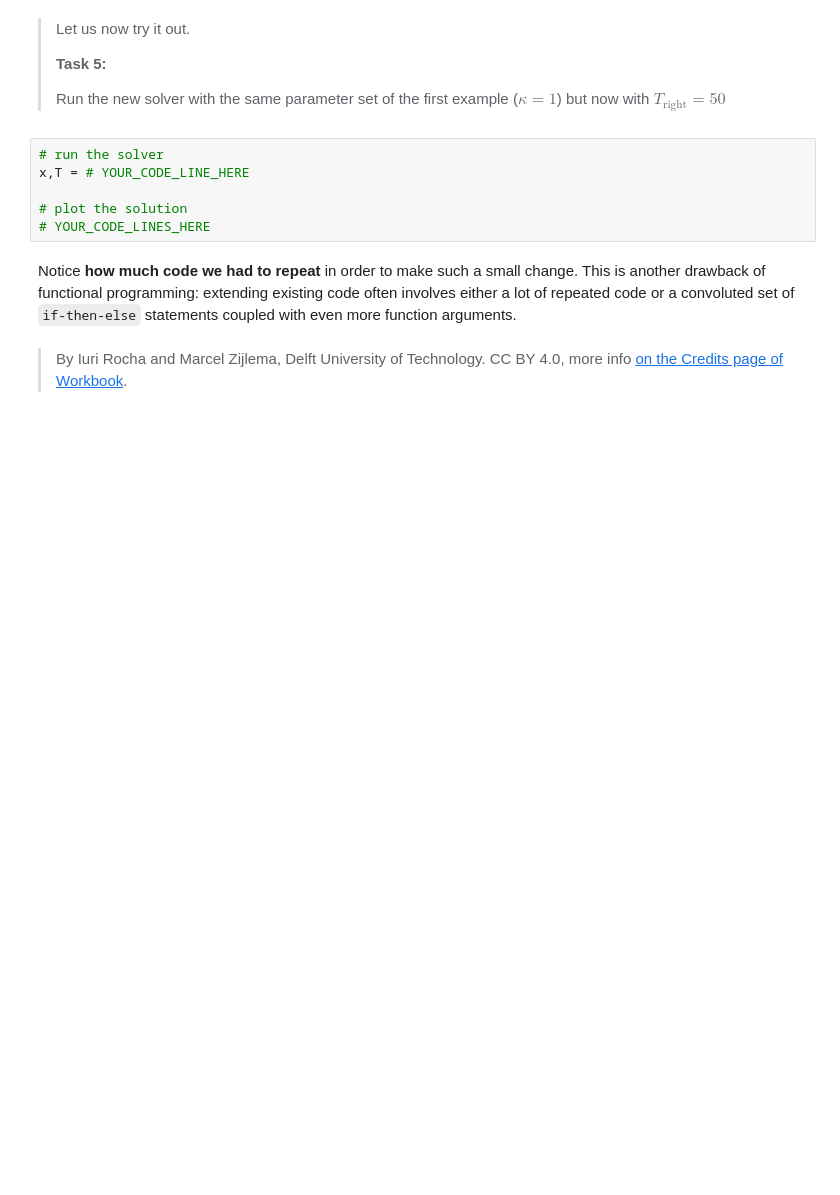
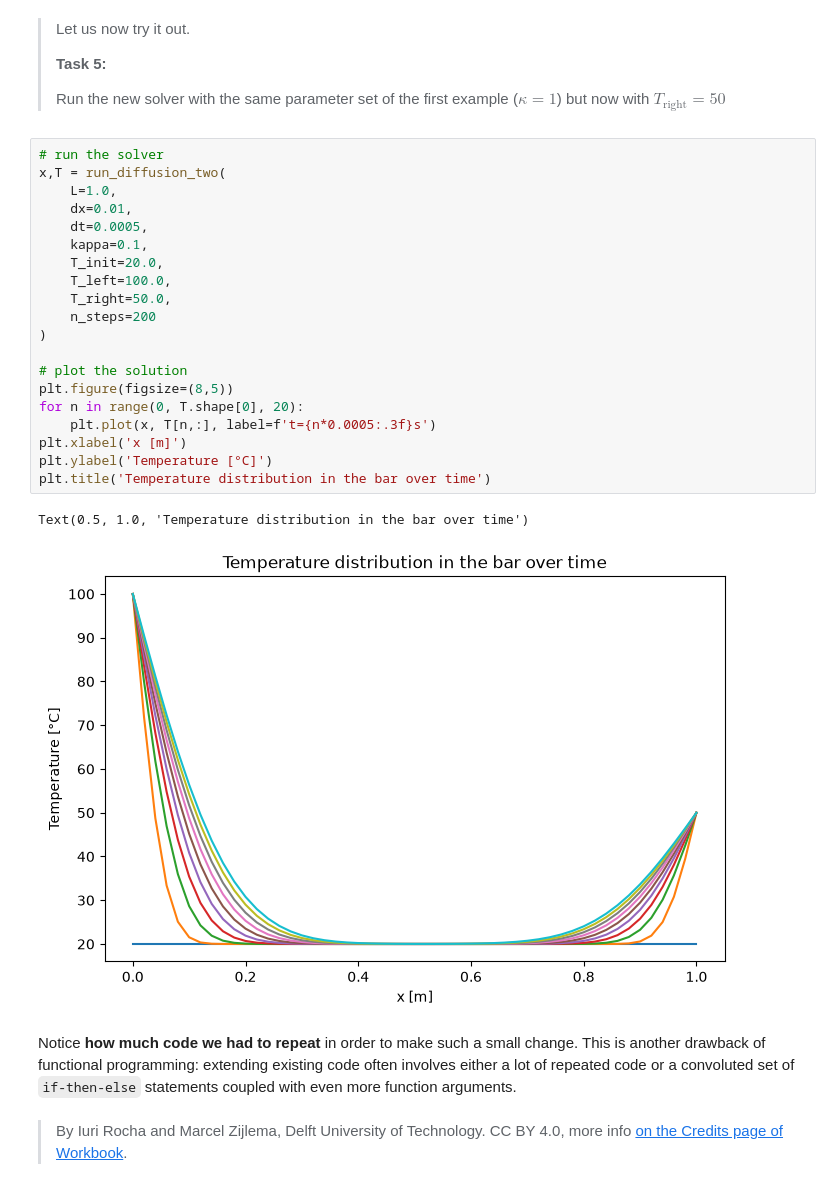
Before and after one commit to Svangrootveld/PA2.1, a Jupyter notebook: 1_functional.ipynb, the cells around one changed output. Saved outputs shown, nothing was run; the diff lists cells and outputs as text; blank space fills up the shorter version.

```diff
--- a/1_functional.ipynb
+++ b/1_functional.ipynb
@@ -111,12 +174,29 @@ def run_diffusion_two(
 > **Task 5:**
 >
 > Run the new solver with the same parameter set of the first example ($\kappa=1$) but now with $T_\mathrm{right}=50$
-# %%
-# run the solver
-x,T = # YOUR_CODE_LINE_HERE
-
-# plot the solution
-# YOUR_CODE_LINES_HERE
+# %%
+# run the solver
+x,T = run_diffusion_two(
+    L=1.0,
+    dx=0.01,
+    dt=0.0005,
+    kappa=0.1,
+    T_init=20.0,
+    T_left=100.0,
+    T_right=50.0,
+    n_steps=200
+)
+
+# plot the solution
+plt.figure(figsize=(8,5))
+for n in range(0, T.shape[0], 20):
+    plt.plot(x, T[n,:], label=f't={n*0.0005:.3f}s')
+plt.xlabel('x [m]')
+plt.ylabel('Temperature [°C]')
+plt.title('Temperature distribution in the bar over time')
+# %% [output]
+Text(0.5, 1.0, 'Temperature distribution in the bar over time')
+[figure, added]
 # %% [markdown]
 Notice **how much code we had to repeat** in order to make such a small change. This is another drawback of functional programming: extending existing code often involves either a lot of repeated code or a convoluted set of `if-then-else` statements coupled with even more function arguments.
 # %% [markdown]
```
Also changed, not shown: parts of 7 cells of this notebook.
